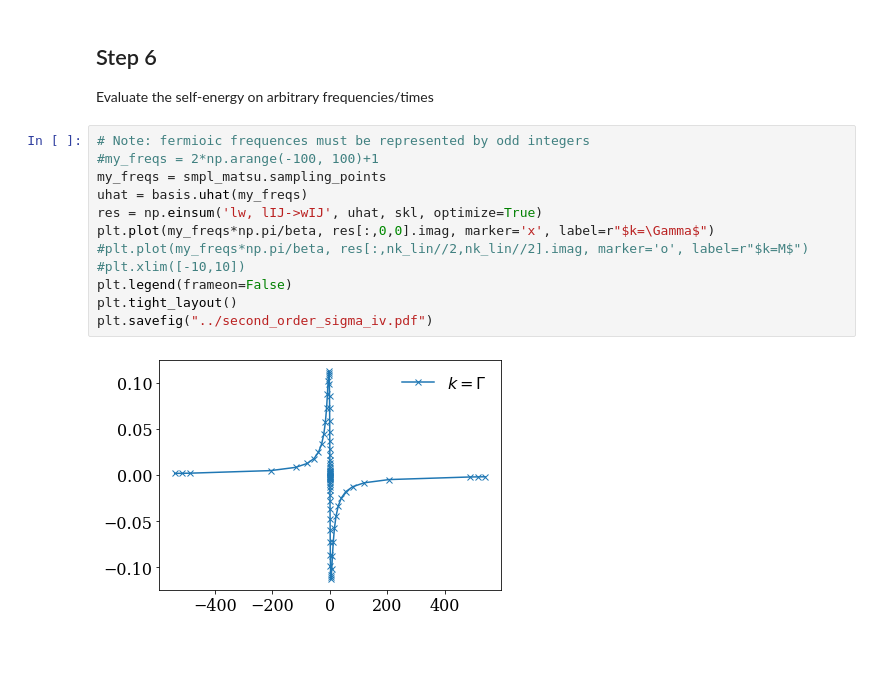
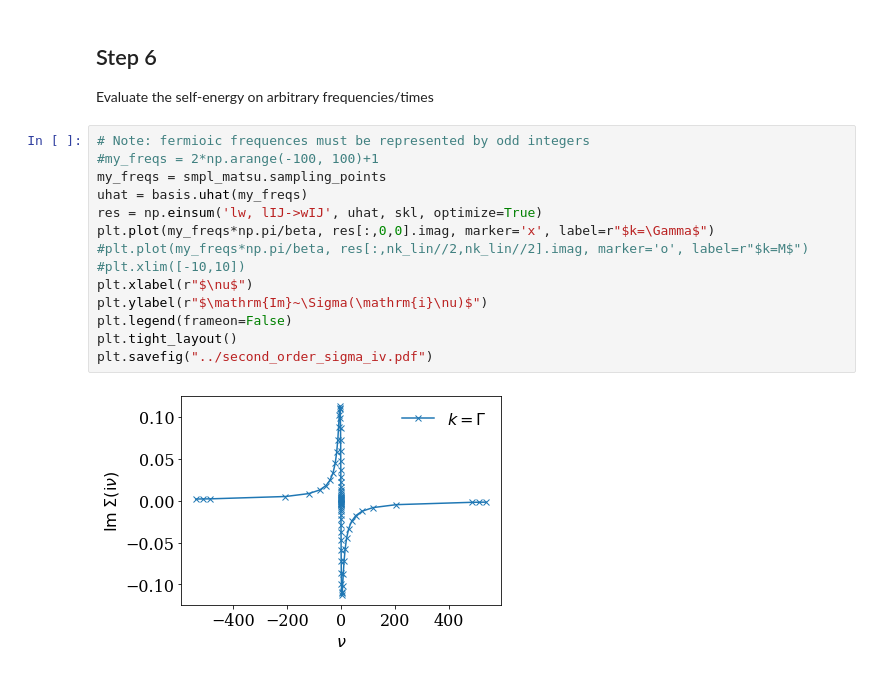
Before and after one commit to shinaoka/numerical_recipes_many_body_physics, a Jupyter notebook: python/section8.ipynb, the cells around one changed output. Drawn from its saved outputs; the diff is of its cells as text.

```diff
--- a/python/section8.ipynb
+++ b/python/section8.ipynb
@@ -169,14 +167,16 @@ Evaluate the self-energy on arbitrary frequencies/times
 # %%
 # Note: fermioic frequences must be represented by odd integers
 #my_freqs = 2*np.arange(-100, 100)+1
 my_freqs = smpl_matsu.sampling_points
 uhat = basis.uhat(my_freqs)
 res = np.einsum('lw, lIJ->wIJ', uhat, skl, optimize=True)
 plt.plot(my_freqs*np.pi/beta, res[:,0,0].imag, marker='x', label=r"$k=\Gamma$")
 #plt.plot(my_freqs*np.pi/beta, res[:,nk_lin//2,nk_lin//2].imag, marker='o', label=r"$k=M$")
 #plt.xlim([-10,10])
+plt.xlabel(r"$\nu$")
+plt.ylabel(r"$\mathrm{Im}~\Sigma(\mathrm{i}\nu)$")
 plt.legend(frameon=False)
 plt.tight_layout()
 plt.savefig("../second_order_sigma_iv.pdf")
 # %% [output]
-[figure, old version]
+[figure, new version]
```
Also changed, not shown: parts of 8 cells of this notebook, 10 other files.
